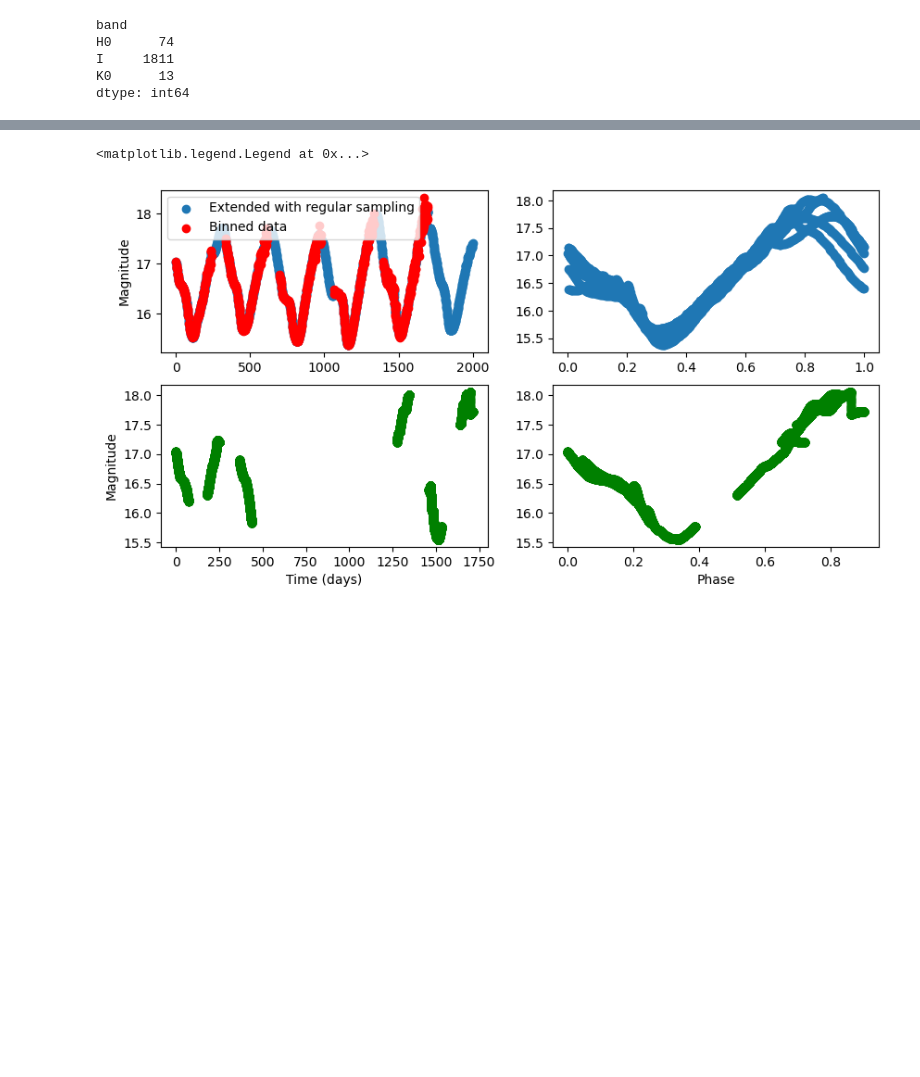
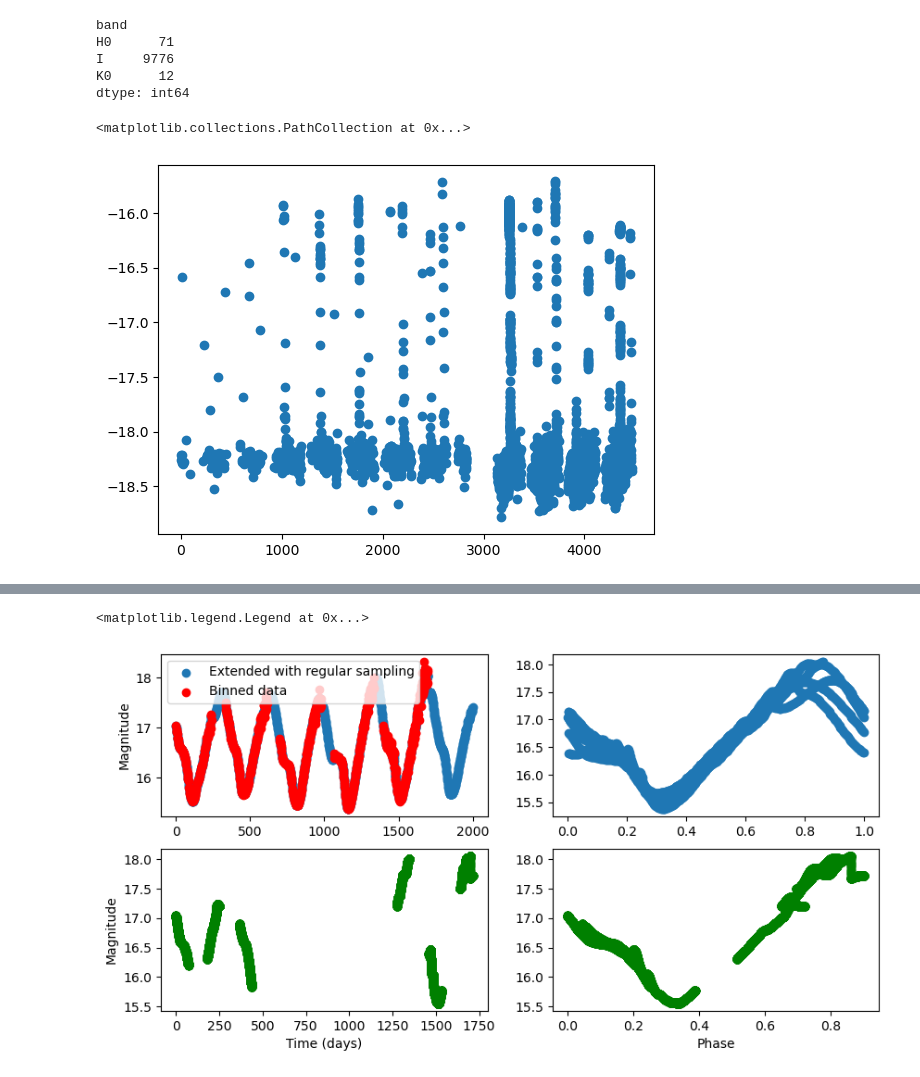
Before and after one commit to Somayeh91/Roman_lc_gen, a Jupyter notebook: example_OGLE_to_Roman_time_sampling.ipynb, the cells around one changed output, grey strips where cells are left out. Cells and saved outputs as stored; diff of their text form; code cells hidden in the pictures; blank space fills up the shorter version.

```diff
--- a/example_OGLE_to_Roman_time_sampling.ipynb
+++ b/example_OGLE_to_Roman_time_sampling.ipynb
@@ -22,15 +22,15 @@ from pathlib import Path
 home = str(Path.home())
 # %%
 # Define variable type and ID
-tp = 'CEP'
+tp = 'DN'
 file_format = '.dat'
-id_ = '057'
+id_ = '0001'
 # %%
 # Set directory paths and read period data
-tp = 'CEP'
+tp = 'DN'
 direc = home+'/Research_data/Bulge_Variables/%s/'%tp
 direc_list = np.sort(glob(direc+'*.fits'))
-if not tp == 'CV':
+if not tp == 'DN':
     list_periods = np.genfromtxt(home+'/Research_data/Bulge_Variables/%s/BLG_%s_OGLE_periods.txt'%(tp,tp), dtype='str')
     n_phs_original = info[tp]['n_phs']
 # %%
@@ -60,7 +60,7 @@ index = np.where(direc_list == name)[0][0]
 path = direc_list[index]
 ID = path.split('/')[-1].split('_')[0]
 band = 'I'
-if not tp == 'CV':
+if not tp == 'DN':
     period = float(list_periods[list_periods[:, 0] == ID][0][1])
 else:
     period = np.nan
@@ -84,7 +80,15 @@ if len(df) < 10:
 df = df.reset_index(drop=True)
 # %% [output]
 band
-H0      74
-I     1811
-K0      13
+H0      71
+I     9776
+K0      12
 dtype: int64
+# %%
+df = df_[df_.band == 'I']
+# %%
+plt.scatter(df.t,
+            -1*df.m)
+# %% [output]
+<matplotlib.collections.PathCollection at 0x...>
+[figure, added]
```
Also changed, not shown: parts of 22 cells of this notebook, 6 other files.
